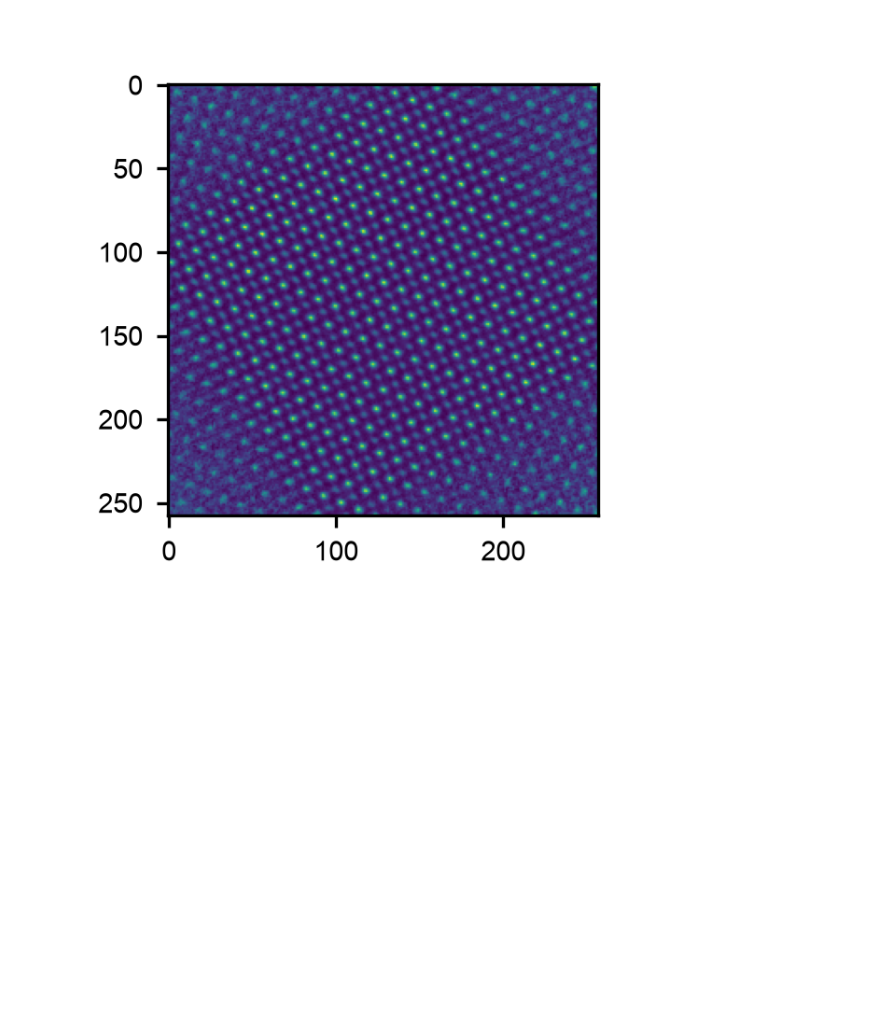
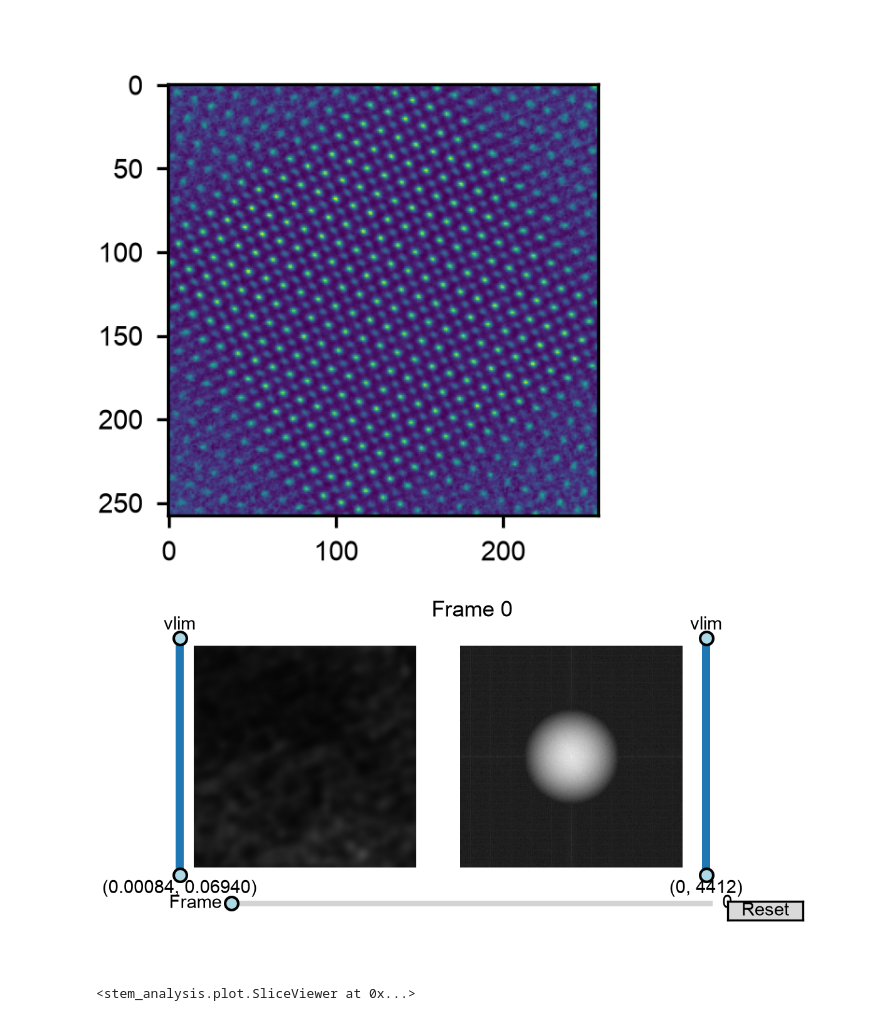
Before and after one commit to Shephardnihy/stem_analysis, a Jupyter notebook: dev/plot.ipynb, the cells around one changed output. Saved outputs shown, nothing was run; the diff lists cells and outputs as text; code cells hidden in the pictures; blank space fills up the shorter version.

```diff
--- a/dev/plot.ipynb
+++ b/dev/plot.ipynb
@@ -44,0 +49,24 @@ plt.imshow(img_ifft.real)
+# %%
+def SoftLowPassFilter(img, sigma_nyquist):
+    # Apply a soft band-pass filter based on the frequency slider value
+    fft = np.fft.fftshift(np.fft.fft2(np.fft.ifftshift(img)))
+
+    fy = np.fft.fftshift(np.fft.fftfreq(fft.shape[0]))/0.5
+    fx = np.fft.fftshift(np.fft.fftfreq(fft.shape[1]))/0.5
+
+    fxx, fyy = np.meshgrid(fx, fy)
+    fr = np.sqrt(fxx**2 + fyy**2)
+
+    H = np.exp(-0.5*(fr/sigma_nyquist)**2)
+
+    fft_filtered = fft * H
+    ifft_filtered = np.fft.fftshift(np.fft.ifft2(np.fft.ifftshift(fft_filtered)))
+
+    return ifft_filtered
+# %%
+filtered_img = [np.abs(SoftLowPassFilter(frame, 0.05)) for frame in img]
+# %%
+saplt.SliceViewer(np.array(filtered_img))
+# %% [output]
+[figure, added]
+<stem_analysis.plot.SliceViewer at 0x...>
```
Also changed, not shown: parts of 8 cells of this notebook, 3 other files.
